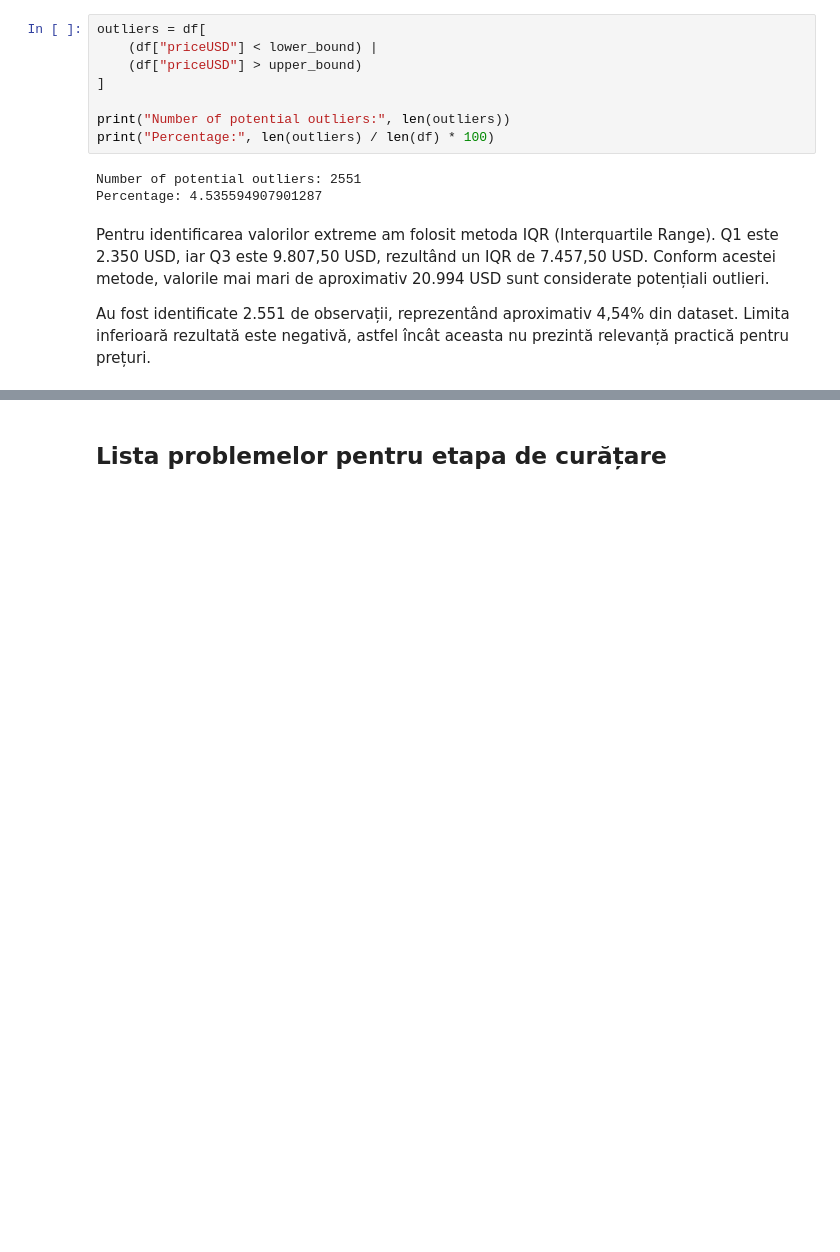
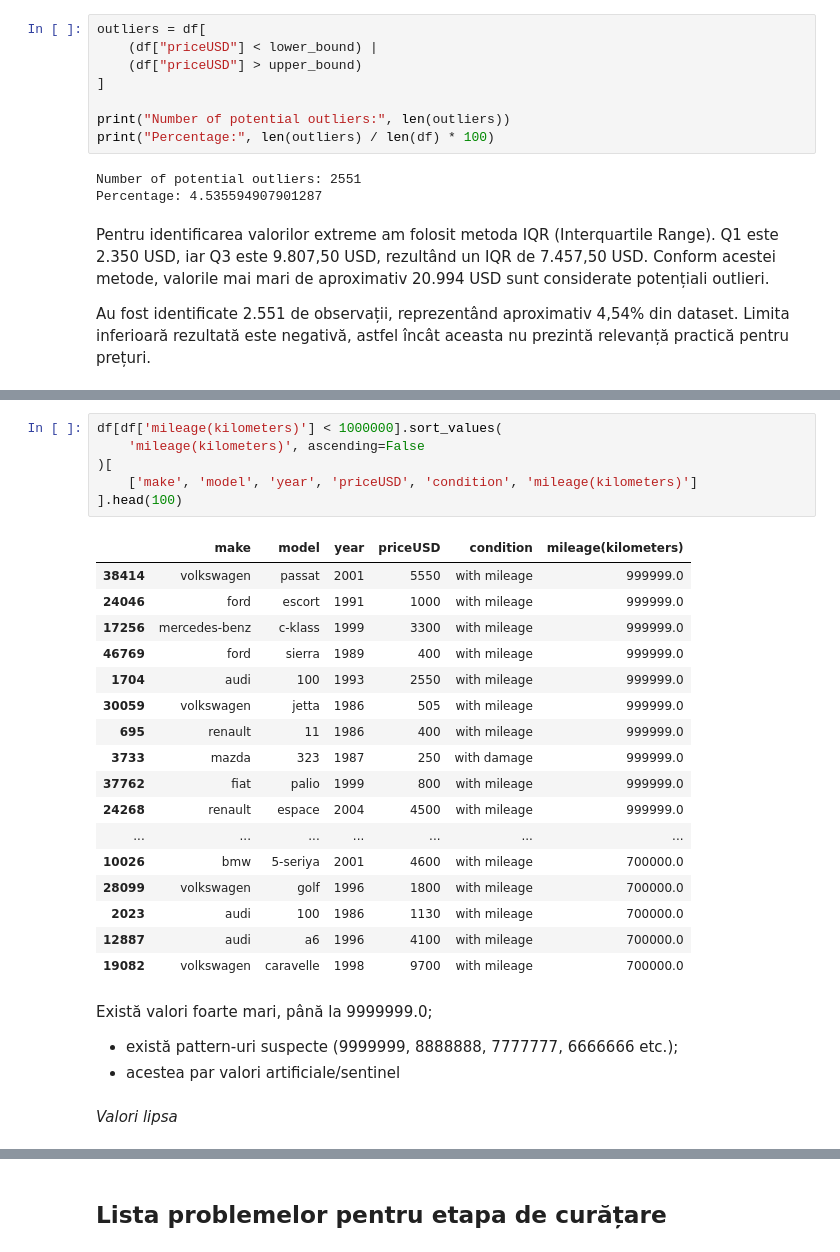
Before and after one commit to adamoana95/car-price-prediction, a Jupyter notebook: notebooks/01_eda.ipynb, the cells around one changed output, grey strips where cells are left out. Drawn from its saved outputs; the diff is of its cells as text; blank space fills up the shorter version.

```diff
--- a/notebooks/01_eda.ipynb
+++ b/notebooks/01_eda.ipynb
@@ -340,0 +495,30 @@ Au fost identificate 2.551 de observații, reprezentând aproximativ 4,54% din d
+# %%
+df[df['mileage(kilometers)'] < 1000000].sort_values(
+    'mileage(kilometers)', ascending=False
+)[
+    ['make', 'model', 'year', 'priceUSD', 'condition', 'mileage(kilometers)']
+].head(100)
+# %% [output]
+|  | make | model | year | priceUSD | condition | mileage(kilometers) |
+| 38414 | volkswagen | passat | 2001 | 5550 | with mileage | 999999.0 |
+| 24046 | ford | escort | 1991 | 1000 | with mileage | 999999.0 |
+| 17256 | mercedes-benz | c-klass | 1999 | 3300 | with mileage | 999999.0 |
+| 46769 | ford | sierra | 1989 | 400 | with mileage | 999999.0 |
+| 1704 | audi | 100 | 1993 | 2550 | with mileage | 999999.0 |
+| 30059 | volkswagen | jetta | 1986 | 505 | with mileage | 999999.0 |
+| 695 | renault | 11 | 1986 | 400 | with mileage | 999999.0 |
+| 3733 | mazda | 323 | 1987 | 250 | with damage | 999999.0 |
+| 37762 | fiat | palio | 1999 | 800 | with mileage | 999999.0 |
+| 24268 | renault | espace | 2004 | 4500 | with mileage | 999999.0 |
+| ... | ... | ... | ... | ... | ... | ... |
+| 10026 | bmw | 5-seriya | 2001 | 4600 | with mileage | 700000.0 |
+| 28099 | volkswagen | golf | 1996 | 1800 | with mileage | 700000.0 |
+| 2023 | audi | 100 | 1986 | 1130 | with mileage | 700000.0 |
+| 12887 | audi | a6 | 1996 | 4100 | with mileage | 700000.0 |
+| 19082 | volkswagen | caravelle | 1998 | 9700 | with mileage | 700000.0 |
+# %% [markdown]
+Există valori foarte mari, până la 9999999.0;
+* există pattern-uri suspecte (9999999, 8888888, 7777777, 6666666 etc.);
+* acestea par valori artificiale/sentinel
+# %% [markdown]
+*Valori lipsa*
```
Also changed, not shown: parts of 22 cells of this notebook.
